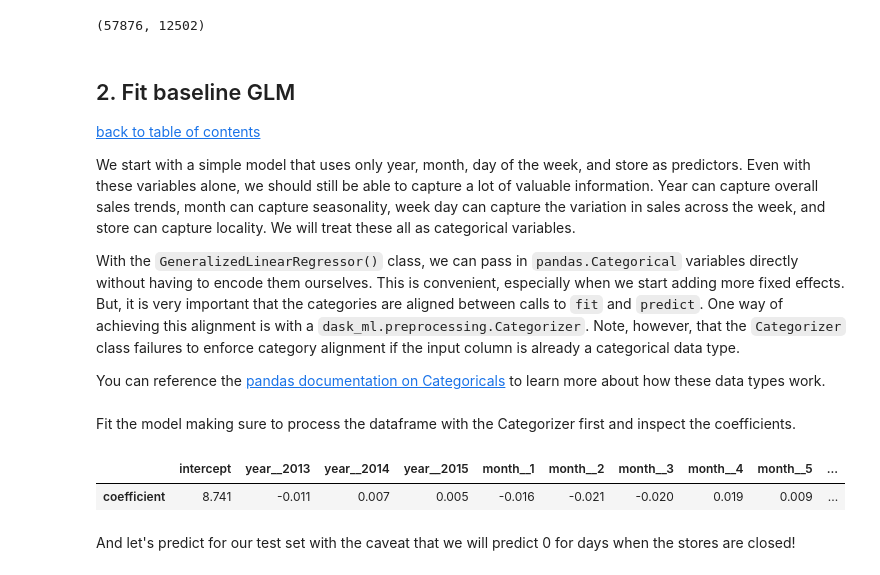
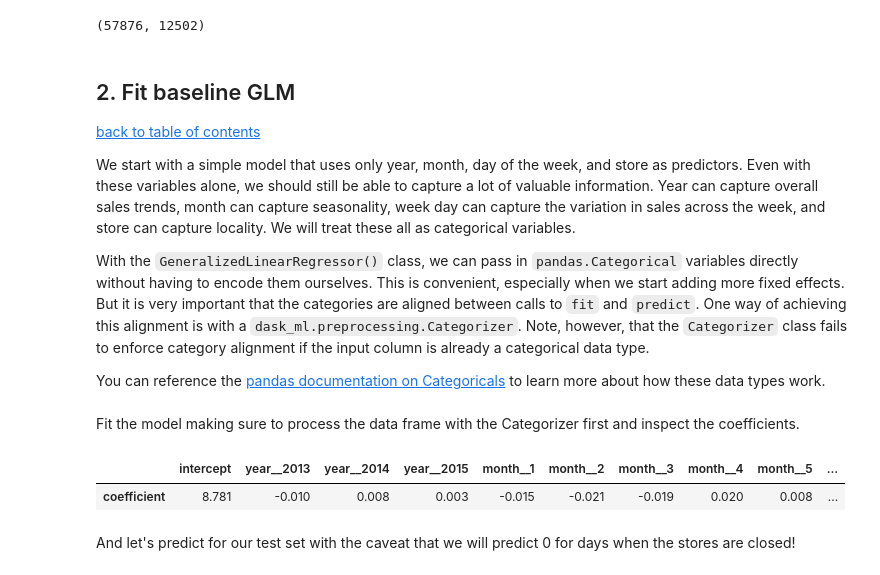
Before and after one commit to Quantco/glum, a Jupyter notebook: docs/tutorials/rossman/fixed_effects_rossman.ipynb, the cells around one changed output. Drawn from its saved outputs; the diff is of its cells as text; code cells hidden in the pictures.

```diff
--- a/docs/tutorials/rossman/fixed_effects_rossman.ipynb
+++ b/docs/tutorials/rossman/fixed_effects_rossman.ipynb
@@ -126,33 +126,33 @@ select_val = (
 
 We start with a simple model that uses only year, month, day of the week, and store as predictors. Even with these variables alone, we should still be able to capture a lot of valuable information. Year can capture overall sales trends, month can capture seasonality, week day can capture the variation in sales across the week, and store can capture locality. We will treat these all as categorical variables.
 
-With the `GeneralizedLinearRegressor()` class, we can pass in `pandas.Categorical` variables directly without having to encode them ourselves. This is convenient, especially when we start adding more fixed effects. But, it is very important that the categories are aligned between calls to `fit` and `predict`. One way of achieving this alignment is with a `dask_ml.preprocessing.Categorizer`. Note, however, that the `Categorizer` class failures to enforce category alignment if the input column is already a categorical data type.
+With the `GeneralizedLinearRegressor()` class, we can pass in `pandas.Categorical` variables directly without having to encode them ourselves. This is convenient, especially when we start adding more fixed effects. But it is very important that the categories are aligned between calls to `fit` and `predict`. One way of achieving this alignment is with a `dask_ml.preprocessing.Categorizer`. Note, however, that the `Categorizer` class fails to enforce category alignment if the input column is already a categorical data type.
 
 You can reference the [pandas documentation on Categoricals](https://pandas.pydata.org/pandas-docs/stable/user_guide/categorical.html) to learn more about how these data types work.
 # %%
 baseline_features = ["year", "month", "day_of_week", "store"]
 baseline_categorizer = Categorizer(columns=baseline_features)
 baseline_glm = GeneralizedLinearRegressor(
-    family="normal",
+    family="gamma",
     scale_predictors=True,
     l1_ratio=0.0,
     alphas=1e-1,
 )
 # %% [markdown]
-Fit the model making sure to process the dataframe with the Categorizer first and inspect the coefficients.
+Fit the model making sure to process the data frame with the Categorizer first and inspect the coefficients.
 # %%
 baseline_glm.fit(
     baseline_categorizer.fit_transform(df[select_train][baseline_features]),
-    df.loc[select_train, "log_sales"]
+    df.loc[select_train, "sales"]
 )
 
 pd.DataFrame(
     {'coefficient': np.concatenate(([baseline_glm.intercept_], baseline_glm.coef_))},
     index=['intercept'] + baseline_glm.feature_names_
 ).T
 # %% [output]
 |  | intercept | year__2013 | year__2014 | year__2015 | month__1 | month__2 | month__3 | month__4 | month__5 | ... |
-| coefficient | 8.741 | -0.011 | 0.007 | 0.005 | -0.016 | -0.021 | -0.020 | 0.019 | 0.009 | ... |
+| coefficient | 8.781 | -0.010 | 0.008 | 0.003 | -0.015 | -0.021 | -0.019 | 0.020 | 0.008 | ... |
 # %% [markdown]
 And let's predict for our test set with the caveat that we will predict 0 for days when the stores are closed!
 # %%
```
Also changed, not shown: parts of 12 cells of this notebook, 13 other files.
